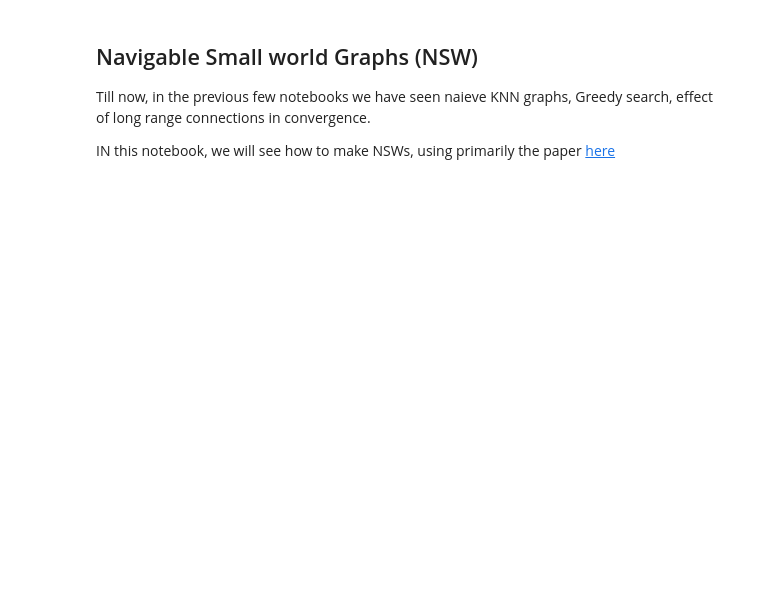
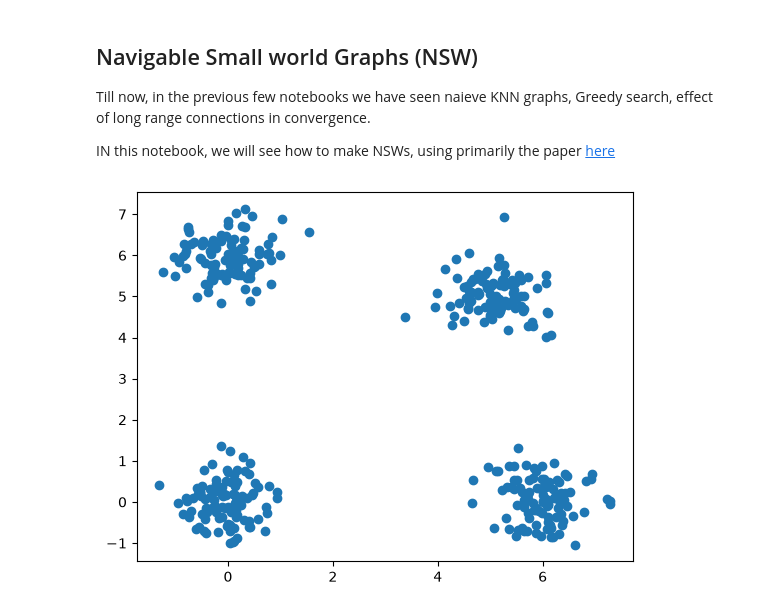
Before and after one commit to Hrishi11572/ann-search, a Jupyter notebook: mini-ann/notebooks/04_nsw.ipynb, the cells around one changed output. Saved outputs shown, nothing was run; the diff lists cells and outputs as text; code cells hidden in the pictures; blank space fills up the shorter version.

```diff
--- a/mini-ann/notebooks/04_nsw.ipynb
+++ b/mini-ann/notebooks/04_nsw.ipynb
@@ -8,43 +8,45 @@ IN this notebook, we will see how to make NSWs, using primarily the paper [here]
 import numpy as np
 import matplotlib.pyplot as plt
 # %%
+import numpy as np
+import matplotlib.pyplot as plt
+
+np.random.seed(42)
+
+cluster1 = np.random.randn(100, 2) * 0.5 + np.array([0, 0])
+cluster2 = np.random.randn(100, 2) * 0.5 + np.array([5, 5])
+cluster3 = np.random.randn(100, 2) * 0.5 + np.array([0, 6])
+cluster4 = np.random.randn(100, 2) * 0.5 + np.array([6, 0])
+
+X = np.vstack([
+    cluster1,
+    cluster2,
+    cluster3,
+    cluster4
+])
+
+plt.scatter(X[:, 0], X[:, 1])
+plt.show()
+
+
 # import numpy as np
 # import matplotlib.pyplot as plt
 
-# np.random.seed(42)
+# rng = np.random.default_rng(7)
 
-# cluster1 = np.random.randn(100, 2) * 0.5 + np.array([0, 0])
-# cluster2 = np.random.randn(100, 2) * 0.5 + np.array([5, 5])
-# cluster3 = np.random.randn(100, 2) * 0.5 + np.array([0, 6])
-# cluster4 = np.random.randn(100, 2) * 0.5 + np.array([6, 0])
+# # Dense clusters
+# left = rng.normal([0, 0], [0.45, 0.45], (100, 2))
+# right = rng.normal([10, 0], [0.45, 0.45], (100, 2))
 
-# X = np.vstack([
-#     cluster1,
-#     cluster2,
-#     cluster3,
-#     cluster4
+# # Sparse bridge
+# bridge = np.column_stack([
+#     np.linspace(1.5, 8.5, 8),
+#     rng.normal(0, 0.12, 8)
 # ])
 
-# plt.scatter(X[:, 0], X[:, 1])
-# plt.show()
-
-
-import numpy as np
-import matplotlib.pyplot as plt
-
-rng = np.random.default_rng(7)
-
-# Dense clusters
-left = rng.normal([0, 0], [0.45, 0.45], (100, 2))
-right = rng.normal([10, 0], [0.45, 0.45], (100, 2))
-
-# Sparse bridge
-bridge = np.column_stack([
-    np.linspace(1.5, 8.5, 8),
-    rng.normal(0, 0.12, 8)
-])
-
-X = np.vstack([left, bridge, right])
+# X = np.vstack([left, bridge, right])
+# %% [output]
+[figure, added]
 # %%
 import heapq
 
```
Also changed, not shown: parts of 5 cells of this notebook, 2 other files.
